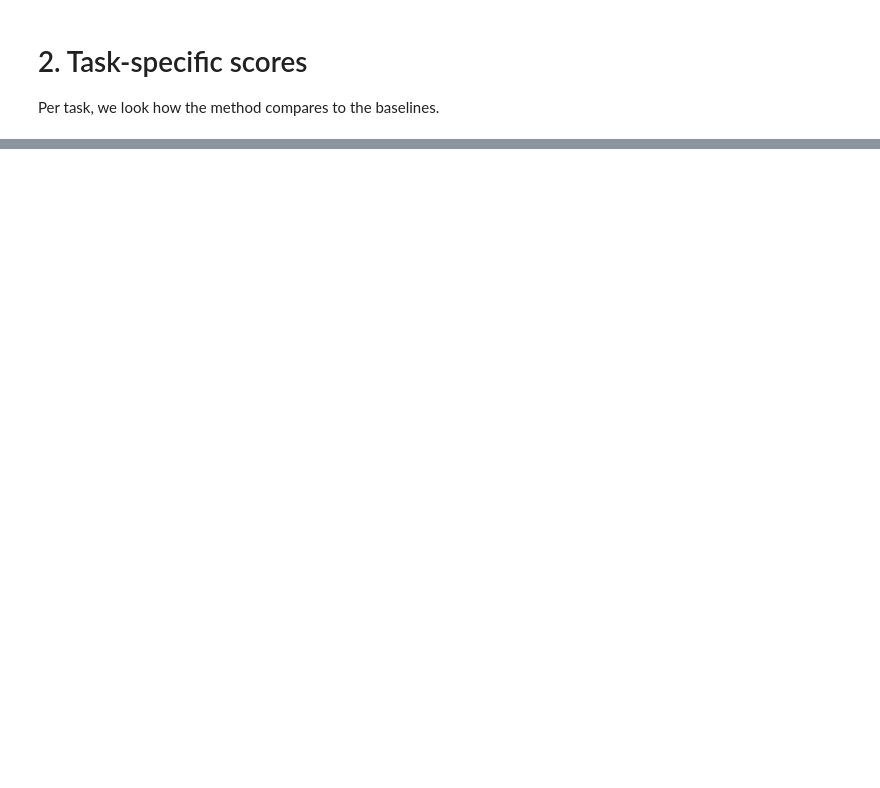
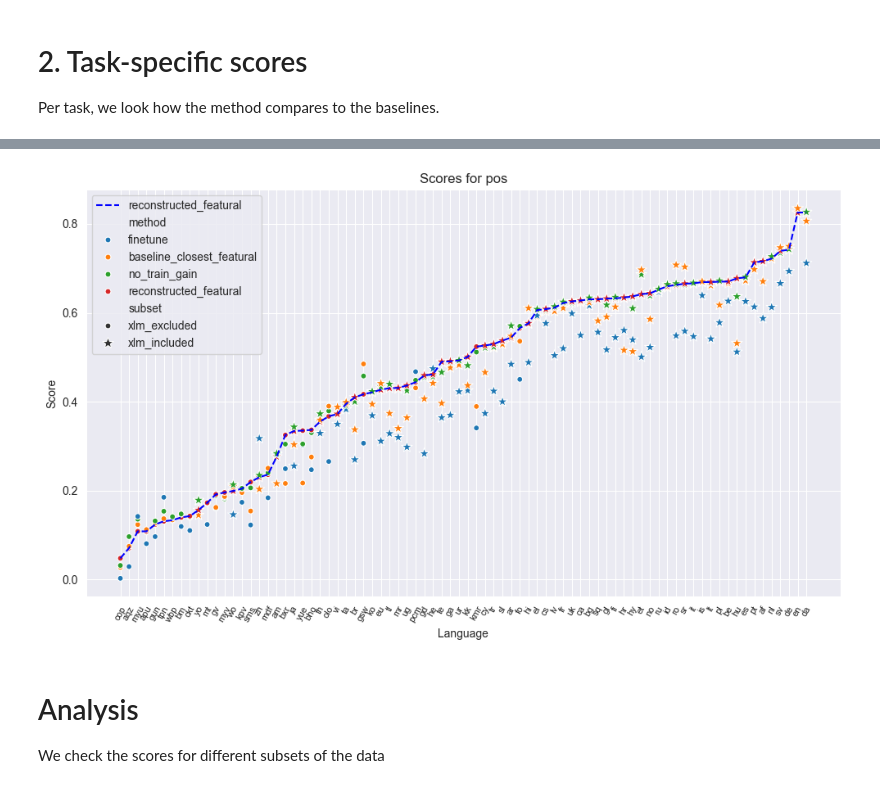
Before and after one commit to stefaccou/TIPA, a Jupyter notebook: analysis/2_Stats_unfinished.ipynb, the cells around one changed output, grey strips where cells are left out. Saved outputs shown, nothing was run; the diff lists cells and outputs as text; code cells hidden in the pictures; blank space fills up the shorter version.

Commit message:
Added analysis notebooks

```diff
--- a/analysis/2_Stats_unfinished.ipynb
+++ b/analysis/2_Stats_unfinished.ipynb
@@ -430,0 +522,62 @@ The difference is not statistically significant
+# %%
+def custom_plot_with_figure(
+    task_name,
+    column,
+    scores,
+    subset_scores,
+    plot_type="line",
+    baselines=["finetune", "no_train_gain", "baseline_closest_featural"],
+    save=False,
+):
+    # 1) collect all methods + record which subset each lang comes from
+    data = []
+    for lang in scores[task_name]:
+        # figure out which “subset” this is
+        subset_label = "xlm_included" if lang in subset_scores.get(task_name, {}) else "xlm_excluded"
+        # main metric
+        if column in scores[task_name][lang]:
+            data.append([lang, scores[task_name][lang][column], column, subset_label])
+        # baselines
+        for baseline in baselines:
+            if baseline in scores[task_name][lang]:
+                data.append([lang, scores[task_name][lang][baseline], baseline, subset_label])
+    df = pd.DataFrame(data, columns=["lang", "score", "method", "subset"])
+    df = df.sort_values("score")
+
+    plt.figure(figsize=(10, 6))
+    # dashed line for your main metric
+    main = df[df.method == column]
+    plt.plot(main.lang, main.score, linestyle="--", color="blue", label=column)
+
+    if plot_type == "line":
+        sns.lineplot(x="lang", y="score", hue="method", style="subset", data=df, markers=True, dashes=False)
+    else:  # scatter
+        sns.scatterplot(
+            x="lang",
+            y="score",
+            hue="method",
+            style="subset",
+            data=df,
+            markers={"xlm_excluded": ".", "xlm_included": "*"},
+            s=100,
+        )
+
+    plt.title(f"Scores for {task_name}")
+    plt.xlabel("Language")
+    plt.ylabel("Score")
+    plt.xticks(rotation=60, fontsize=8)
+    plt.tight_layout()
+
+    if save:
+        plt.savefig(f"../output/{task_name}_{column}_{plot_type}_{save}.png", dpi=1000)
+    plt.show()
+
+
+custom_plot_with_figure(
+    "pos", "reconstructed_featural", scores=scores, subset_scores=xlm_included, save="test_form", plot_type="scatter"
+)
+# %% [output]
+[figure, added]
+# %% [markdown]
+# Analysis
+We check the scores for different subsets of the data
```
Also changed, not shown: parts of 52 cells of this notebook, 9 other files.
